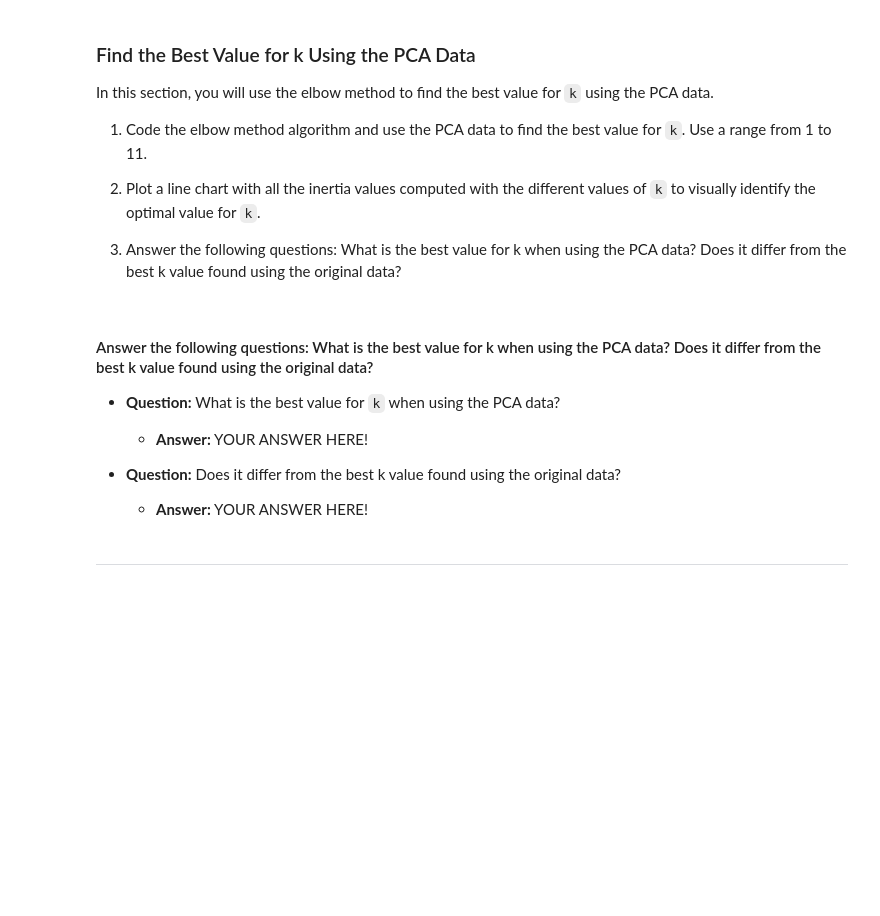
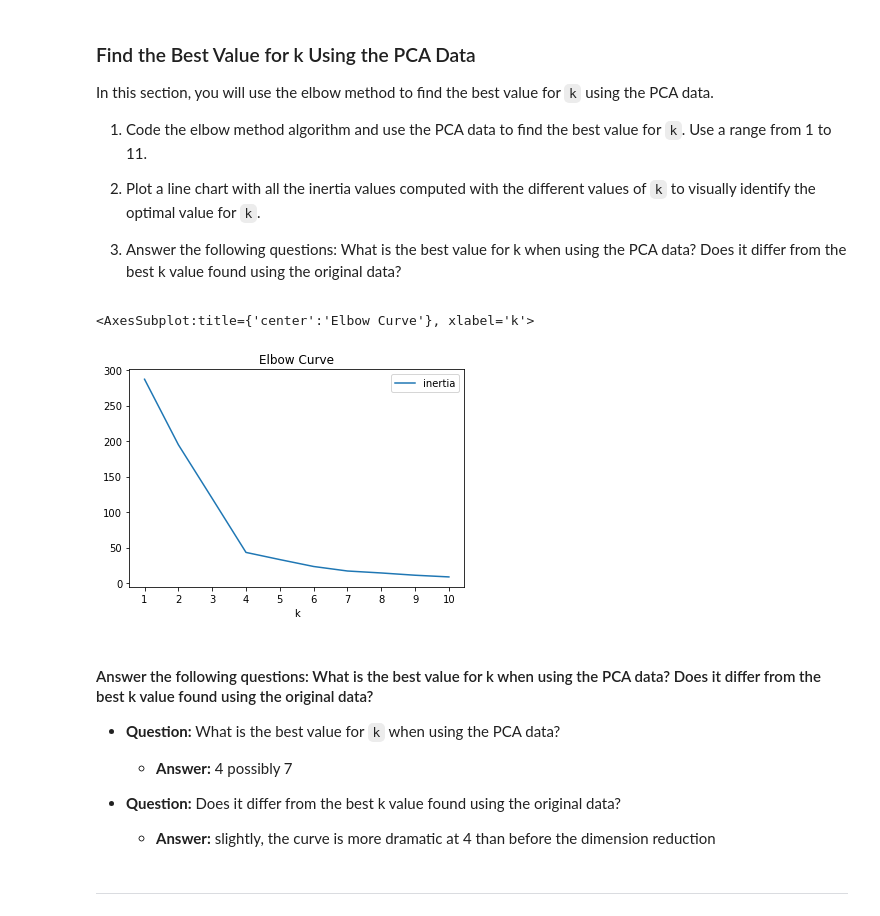
Before and after one commit to scottslusher/Crypto-Advisor, a Jupyter notebook: crypto_investments.ipynb, the cells around one changed output. Cells and saved outputs as stored; diff of their text form; code cells hidden in the pictures; blank space fills up the shorter version.

Commit message:
pca questions answered

```diff
--- a/crypto_investments.ipynb
+++ b/crypto_investments.ipynb
@@ -307,37 +315,48 @@ In this section, you will use the elbow method to find the best value for `k` us
 # %%
 # Create a list with the number of k-values to try
 # Use a range from 1 to 11
-# YOUR CODE HERE!
+k = list(range(1, 11))
 # %%
 # Create an empy list to store the inertia values
-# YOUR CODE HERE!
+inertia = []
 # %%
 # Create a for loop to compute the inertia with each possible value of k
 # Inside the loop:
 # 1. Create a KMeans model using the loop counter for the n_clusters
 # 2. Fit the model to the data using `df_market_data_pca`
 # 3. Append the model.inertia_ to the inertia list
-# YOUR CODE HERE!
+for i in k:
+    k_model = KMeans(n_clusters=i, random_state=0)
+    k_model.fit(market_data_pca)
+    inertia.append(k_model.inertia_)
 # %%
 # Create a dictionary with the data to plot the Elbow curve
-# YOUR CODE HERE!}
+df_elbow = {'k': k, 'inertia': inertia}
 
 # Create a DataFrame with the data to plot the Elbow curve
-# YOUR CODE HERE!
+df_elbow = pd.DataFrame(df_elbow)
 # %%
 # Plot a line chart with all the inertia values computed with
 # the different values of k to visually identify the optimal value for k.
-# YOUR CODE HERE!
+df_elbow.plot(
+    x='k',
+    y='inertia',
+    title='Elbow Curve',
+    xticks=k
+)
+# %% [output]
+<AxesSubplot:title={'center':'Elbow Curve'}, xlabel='k'>
+[figure, added]
 # %% [markdown]
 #### Answer the following questions: What is the best value for k when using the PCA data? Does it differ from the best k value found using the original data?
 * **Question:** What is the best value for `k` when using the PCA data?
 
-  * **Answer:** YOUR ANSWER HERE!
+  * **Answer:** 4 possibly 7
 
 
 * **Question:** Does it differ from the best k value found using the original data?
 
-  * **Answer:** YOUR ANSWER HERE!
+  * **Answer:** slightly, the curve is more dramatic at 4 than before the dimension reduction
 # %% [markdown]
 ---
 # %% [markdown]
```
Also changed, not shown: parts of 1 cell of this notebook.
